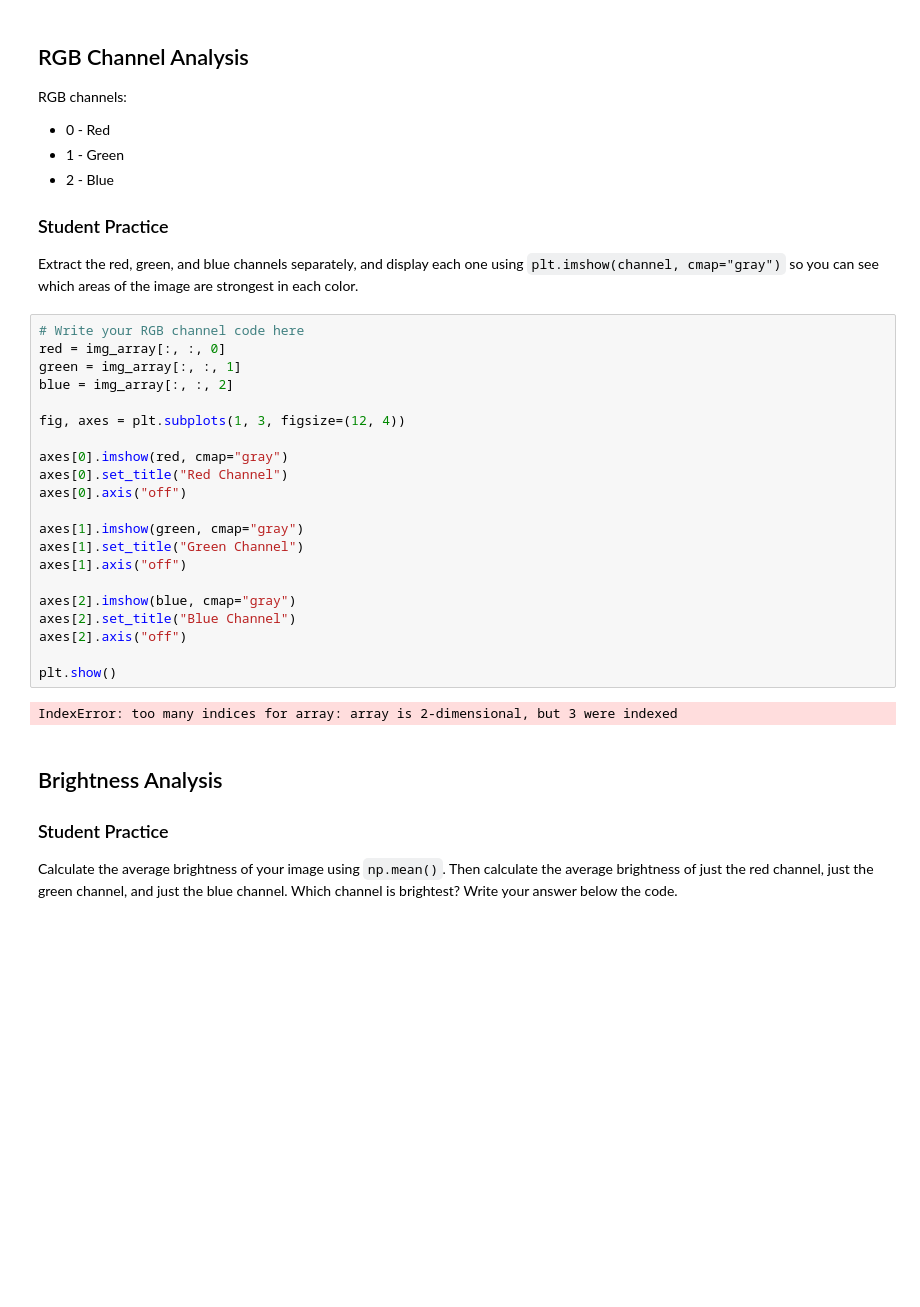
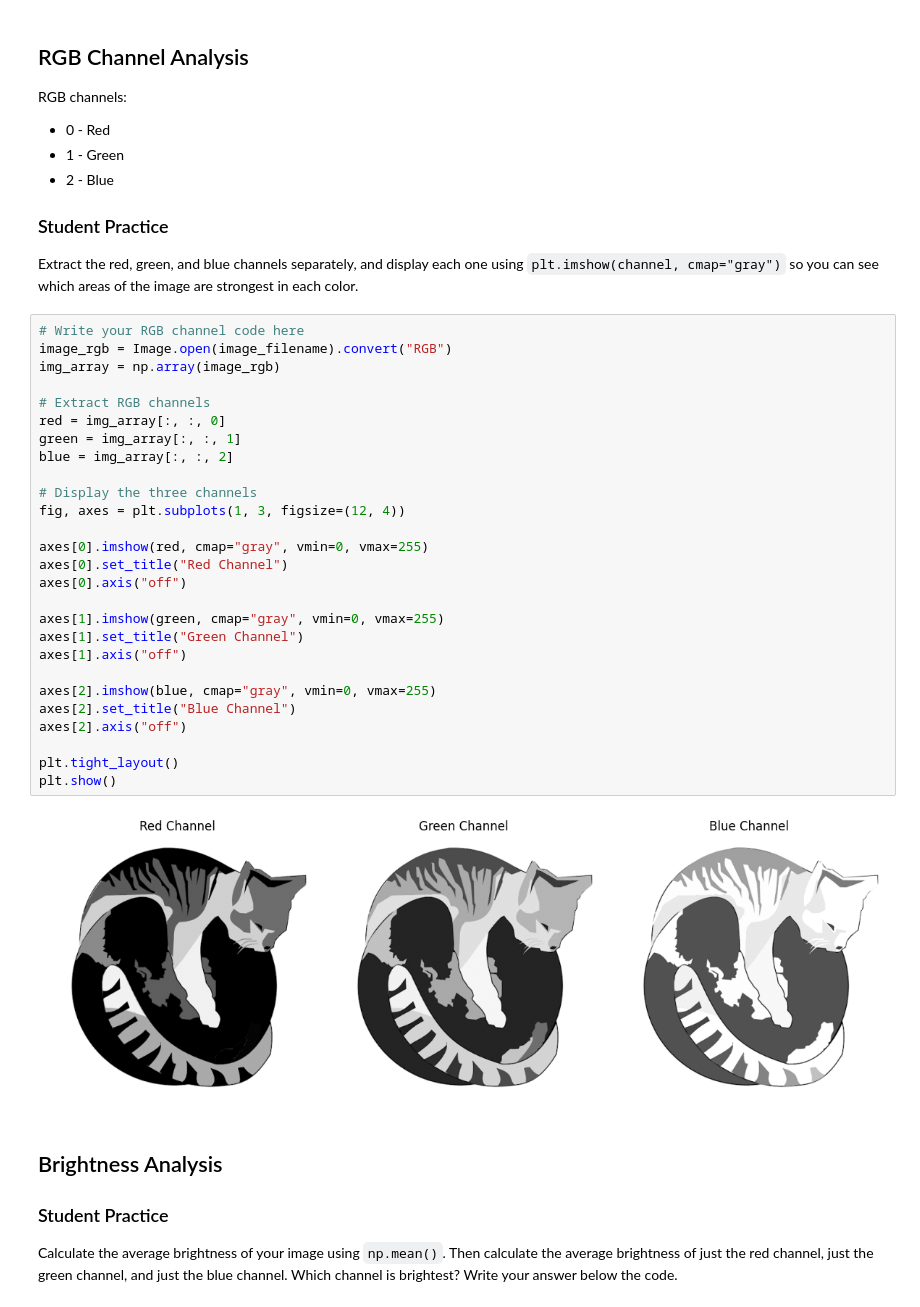
Before and after one commit to SankalpT23/SankalpTiwari_AP24110010356, a Jupyter notebook: LAB-1.ipynb, the cells around one changed output. Cells and saved outputs as stored; diff of their text form; blank space fills up the shorter version.

```diff
--- a/LAB-1.ipynb
+++ b/LAB-1.ipynb
@@ -608,27 +608,33 @@ RGB channels:
 Extract the red, green, and blue channels separately, and display each one using `plt.imshow(channel, cmap="gray")` so you can see which areas of the image are strongest in each color.
 # %%
 # Write your RGB channel code here
+image_rgb = Image.open(image_filename).convert("RGB")
+img_array = np.array(image_rgb)
+
+# Extract RGB channels
 red = img_array[:, :, 0]
 green = img_array[:, :, 1]
 blue = img_array[:, :, 2]
 
+# Display the three channels
 fig, axes = plt.subplots(1, 3, figsize=(12, 4))
 
-axes[0].imshow(red, cmap="gray")
+axes[0].imshow(red, cmap="gray", vmin=0, vmax=255)
 axes[0].set_title("Red Channel")
 axes[0].axis("off")
 
-axes[1].imshow(green, cmap="gray")
+axes[1].imshow(green, cmap="gray", vmin=0, vmax=255)
 axes[1].set_title("Green Channel")
 axes[1].axis("off")
 
-axes[2].imshow(blue, cmap="gray")
+axes[2].imshow(blue, cmap="gray", vmin=0, vmax=255)
 axes[2].set_title("Blue Channel")
 axes[2].axis("off")
 
+plt.tight_layout()
 plt.show()
 # %% [output]
-IndexError: too many indices for array: array is 2-dimensional, but 3 were indexed
+[figure, added]
 # %% [markdown]
 ## Brightness Analysis
 
```
Also changed, not shown: parts of 4 cells of this notebook.
